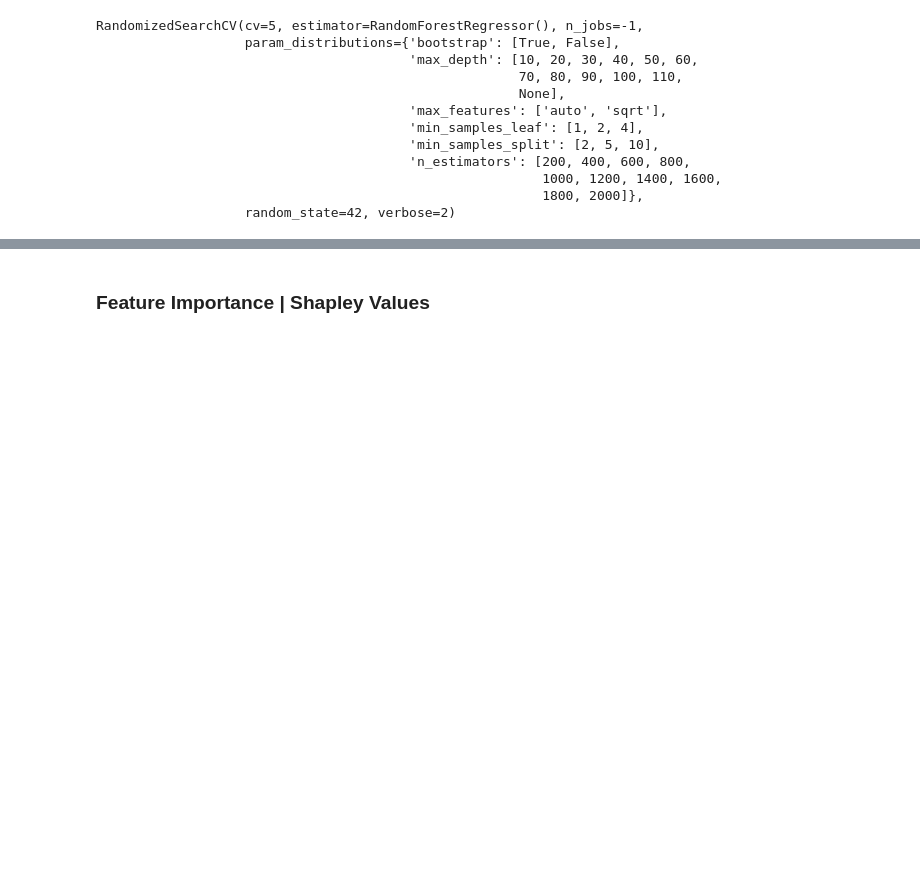
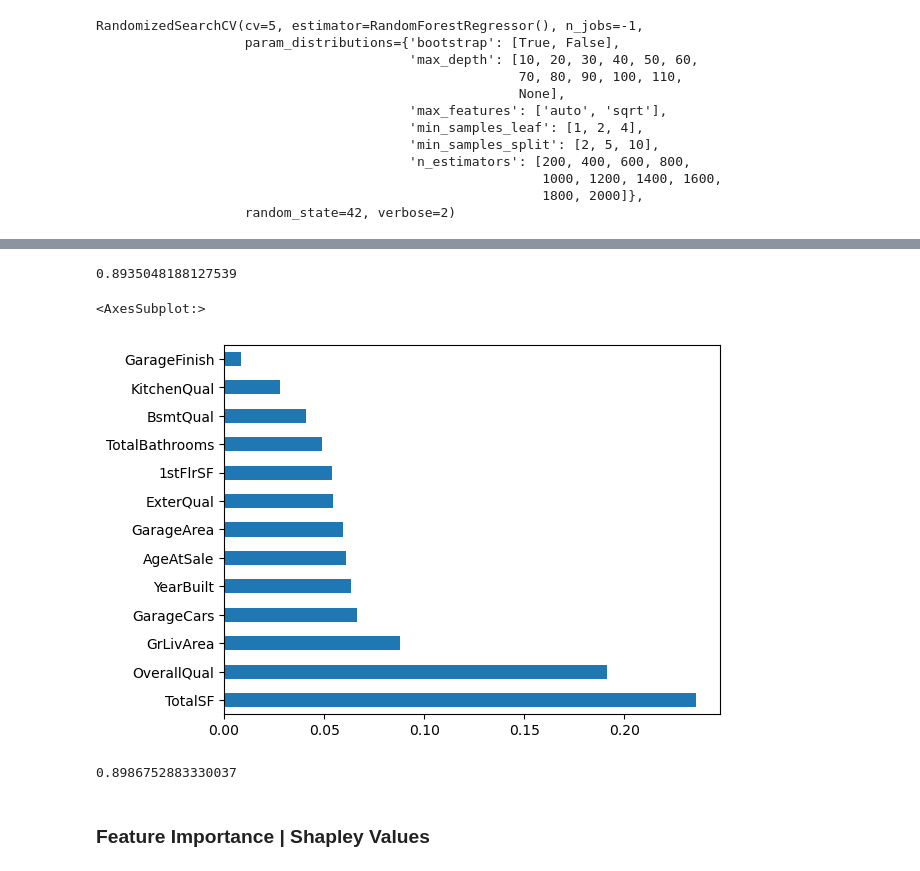
Before and after one commit to elijahspiegel/AmesHousingProject, a Jupyter notebook: Machine Learning Project - Combined - Iteration 1.ipynb, the cells around one changed output, grey strips where cells are left out. Drawn from its saved outputs; the diff is of its cells as text; code cells hidden in the pictures; blank space fills up the shorter version.

```diff
--- a/Machine Learning Project - Combined - Iteration 1.ipynb
+++ b/Machine Learning Project - Combined - Iteration 1.ipynb
@@ -1002,0 +1070,9 @@ featureimportances.nlargest(30).plot(kind = 'barh')
+# %%
+X_trainvalidate_sub = X_trainvalidate[featureimportances.index[0:13]]
+X_test_sub = X_test[featureimportances.index[0:13]]
+
+rf_random = RandomizedSearchCV(estimator = rf, param_distributions = random_grid,
+                               n_iter = 50, cv = 5, verbose=2, random_state=42, n_jobs = -1)
+
+rf_random.fit(X_trainvalidate_sub, y_trainvalidate)
+rf_random.best_params_
@@ -1003,7 +1087,20 @@ featureimportances.nlargest(30).plot(kind = 'barh')
+# %%
+rf_random.score(X_test_sub, y_test)
+# %% [output]
+0.8935048188127539
+# %%
+featureimportances = pd.Series(rf_random.best_estimator_.feature_importances_,
+                               index = X_trainvalidate_sub.columns)
+featureimportances.nlargest(30).plot(kind = 'barh')
+# %% [output]
+<AxesSubplot:>
+[figure, added]
 # %%
 base_model = RandomForestRegressor()
-base_model.fit(X_train, y_train)
-base_model.predict(X_test)
+base_model.fit(X_trainvalidate, y_trainvalidate)
+base_model.score(X_test, y_test)
+# %% [output]
+0.8986752883330037
 # %% [markdown]
 ### Feature Importance | Shapley Values
 # %% [markdown]
```
Also changed, not shown: parts of 55 cells of this notebook, 1 other file.
